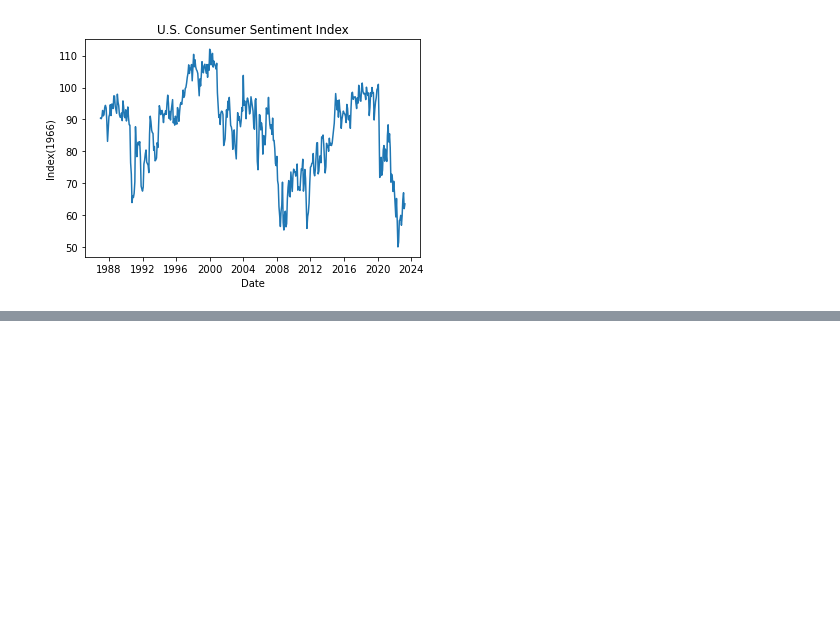
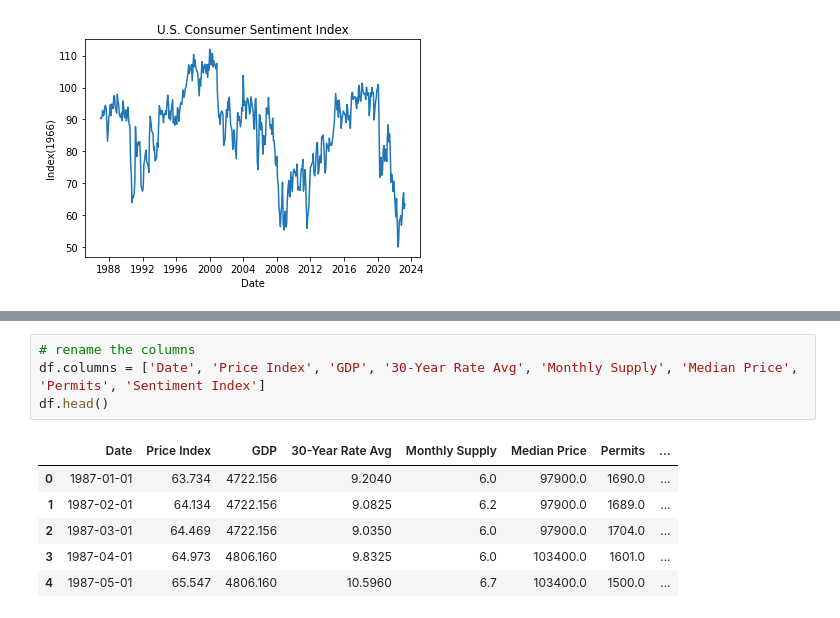
Before and after one commit to CptSasquatch/project-4, a Jupyter notebook: jason/tidy_data.ipynb, the cells around one changed output, grey strips where cells are left out. Drawn from its saved outputs; the diff is of its cells as text; blank space fills up the shorter version.

```diff
--- a/jason/tidy_data.ipynb
+++ b/jason/tidy_data.ipynb
@@ -265,3 +263,14 @@ df
+# %%
+# rename the columns
+df.columns = ['Date', 'Price Index', 'GDP', '30-Year Rate Avg', 'Monthly Supply', 'Median Price', 'Permits', 'Sentiment Index']
+df.head()
+# %% [output]
+|  | Date | Price Index | GDP | 30-Year Rate Avg | Monthly Supply | Median Price | Permits | ... |
+| 0 | 1987-01-01 | 63.734 | 4722.156 | 9.2040 | 6.0 | 97900.0 | 1690.0 | ... |
+| 1 | 1987-02-01 | 64.134 | 4722.156 | 9.0825 | 6.2 | 97900.0 | 1689.0 | ... |
+| 2 | 1987-03-01 | 64.469 | 4722.156 | 9.0350 | 6.0 | 97900.0 | 1704.0 | ... |
+| 3 | 1987-04-01 | 64.973 | 4806.160 | 9.8325 | 6.0 | 103400.0 | 1601.0 | ... |
+| 4 | 1987-05-01 | 65.547 | 4806.160 | 10.5960 | 6.7 | 103400.0 | 1500.0 | ... |
 # %%
 df.shape
 # %% [output]
```
Also changed, not shown: parts of 6 cells of this notebook, 6 other files.
